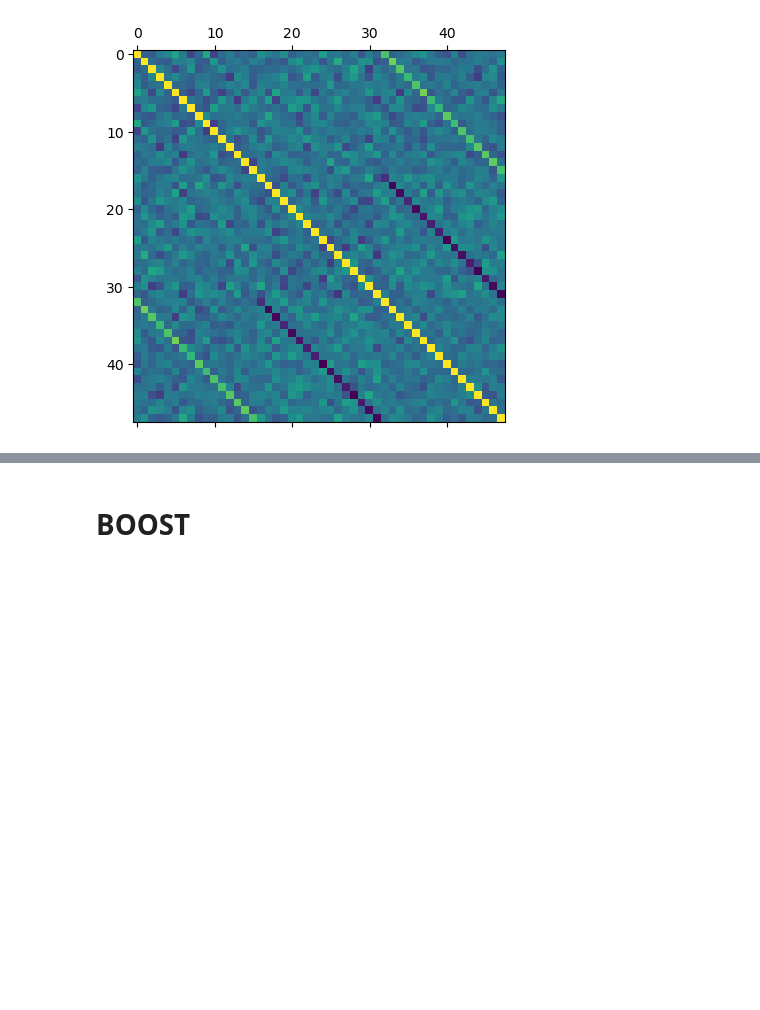
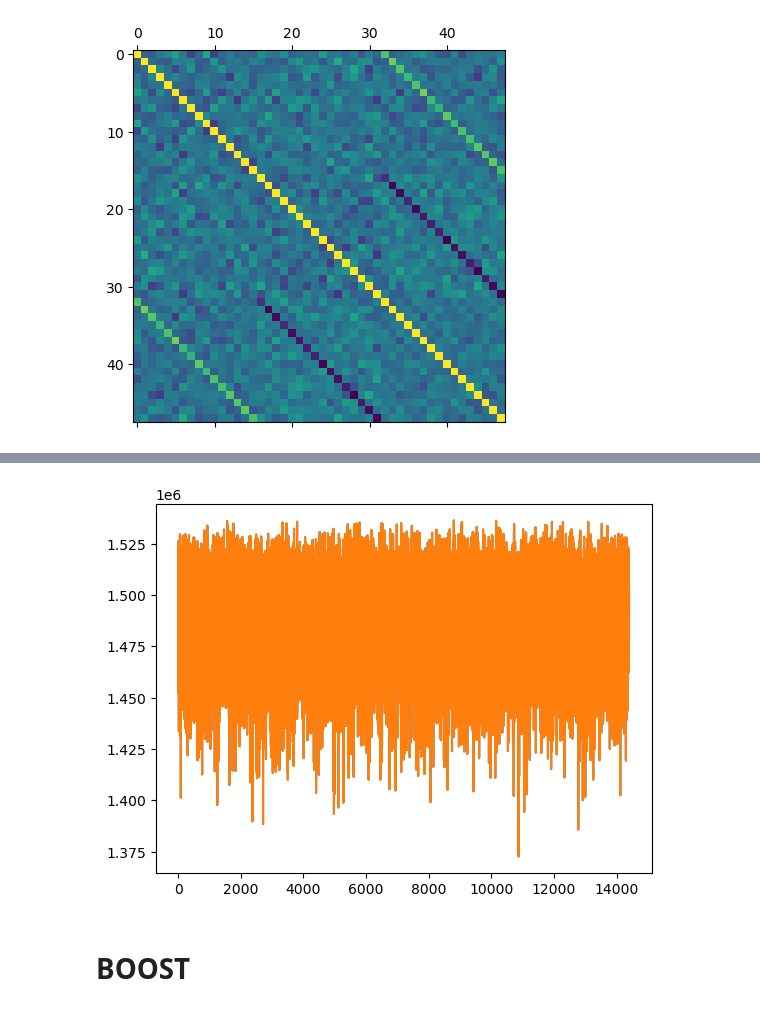
Before and after one commit to hsuliz/university, a Jupyter notebook: year-2023/data-science/sydanal/sydanal.ipynb, the cells around one changed output, grey strips where cells are left out. Saved outputs shown, nothing was run; the diff lists cells and outputs as text; code cells hidden in the pictures; blank space fills up the shorter version.

```diff
--- a/year-2023/data-science/sydanal/sydanal.ipynb
+++ b/year-2023/data-science/sydanal/sydanal.ipynb
@@ -77,3 +79,10 @@ np.sqrt(metrics.mean_squared_error(y_test, predictions))
+# %%
+x_ax = range(len(y_test))
+plt.plot(x_ax, y_test, label="original")
+plt.plot(x_ax, predictions, label="predicted")
+plt.show()
+# %% [output]
+[figure, added]
 # %% [markdown]
 # BOOST
 # %%
```
Also changed, not shown: parts of 15 cells of this notebook.
